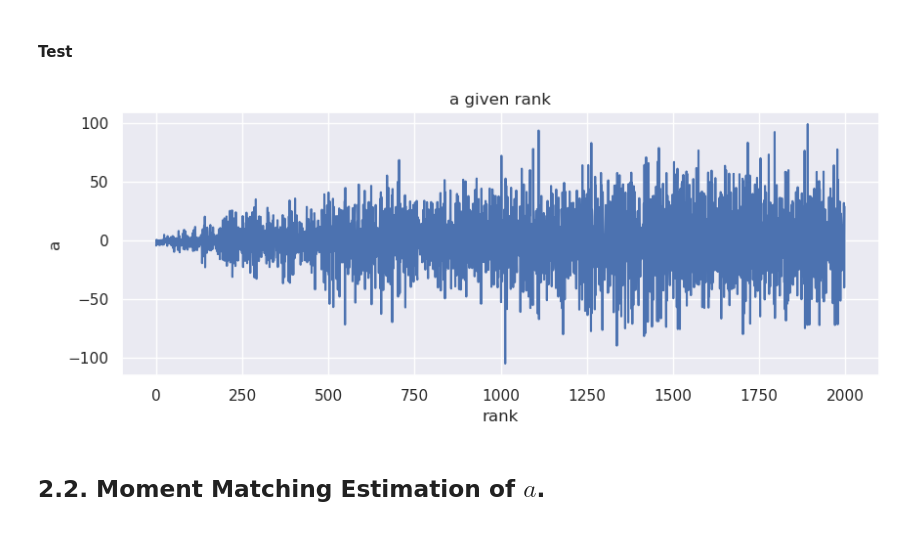
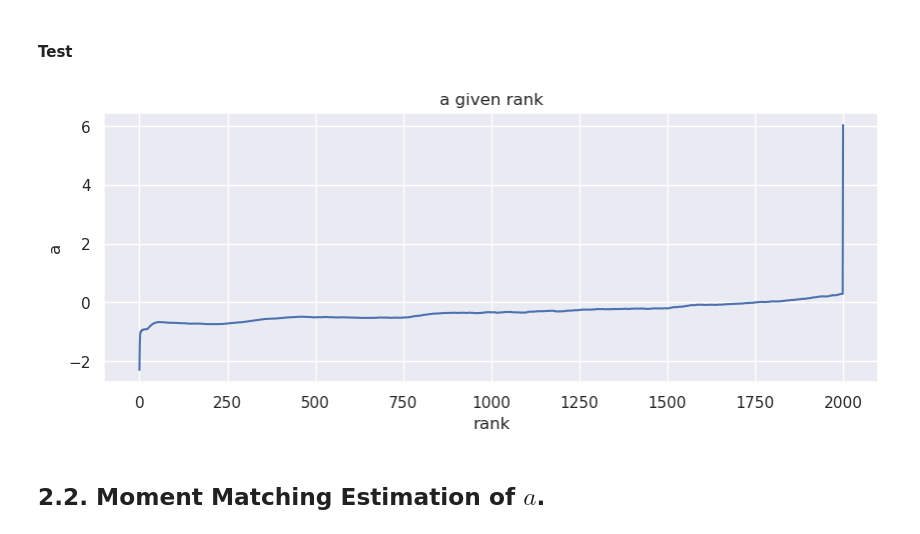
Before and after one commit to pedrou2000/mathematical_finance, a Jupyter notebook: 2-open_markets_project/2-open_market_moving_universe.ipynb, the cells around one changed output. Drawn from its saved outputs; the diff is of its cells as text; code cells hidden in the pictures.

```diff
--- a/2-open_markets_project/2-open_market_moving_universe.ipynb
+++ b/2-open_markets_project/2-open_market_moving_universe.ipynb
@@ -865,23 +865,22 @@ plot_a_bar(smoothed_a[:-1])
 # %% [markdown]
 ### Step 11: Encapsulation of $a$ creation.
 # %%
-def compute_a_direct_log(weights_by_rank_df):
-    alpha = 1
+def compute_a_direct_log(weights_by_rank_df, alpha=0.01):
     a_bar = compute_a_bar_direct_log(weights_by_rank_df=weights_by_rank_df)
     smoothed_a_bar = smooth_time_series(a_bar, method='exponential_moving_average', alpha=alpha)
     a = compute_a_given_a_bar(smoothed_a_bar)
     smoothed_a = smooth_time_series(a, method='exponential_moving_average', alpha=alpha)
     return np.array(smoothed_a)
 
-def get_a_given_rank(rank):
+def get_a_given_rank(a, rank):
     return a[rank-1]
 # %% [markdown]
 #### Test
 # %%
 a = compute_a_direct_log(weights_by_rank_df= weights_by_rank)
-plot_a(a[:-1])
+plot_a(a)
 # %% [output]
-[figure, old version]
+[figure, new version]
 # %% [markdown]
 ## 2.2. Moment Matching Estimation of $a$.
 # %% [markdown]
```
Also changed, not shown: parts of 90 cells of this notebook.
